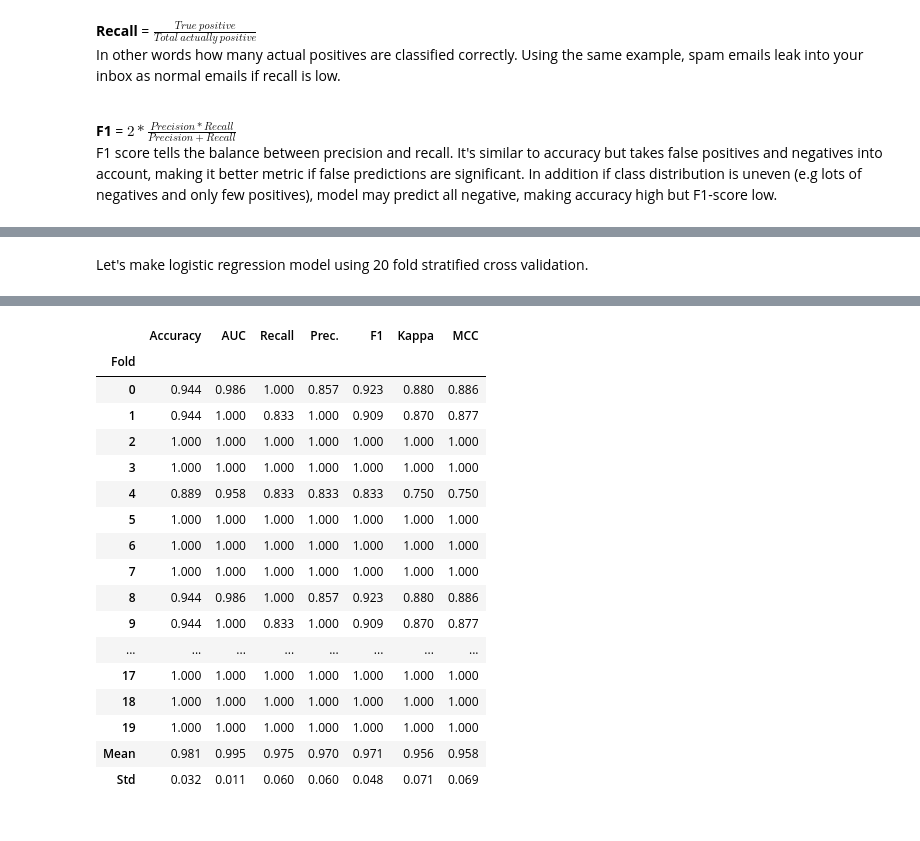
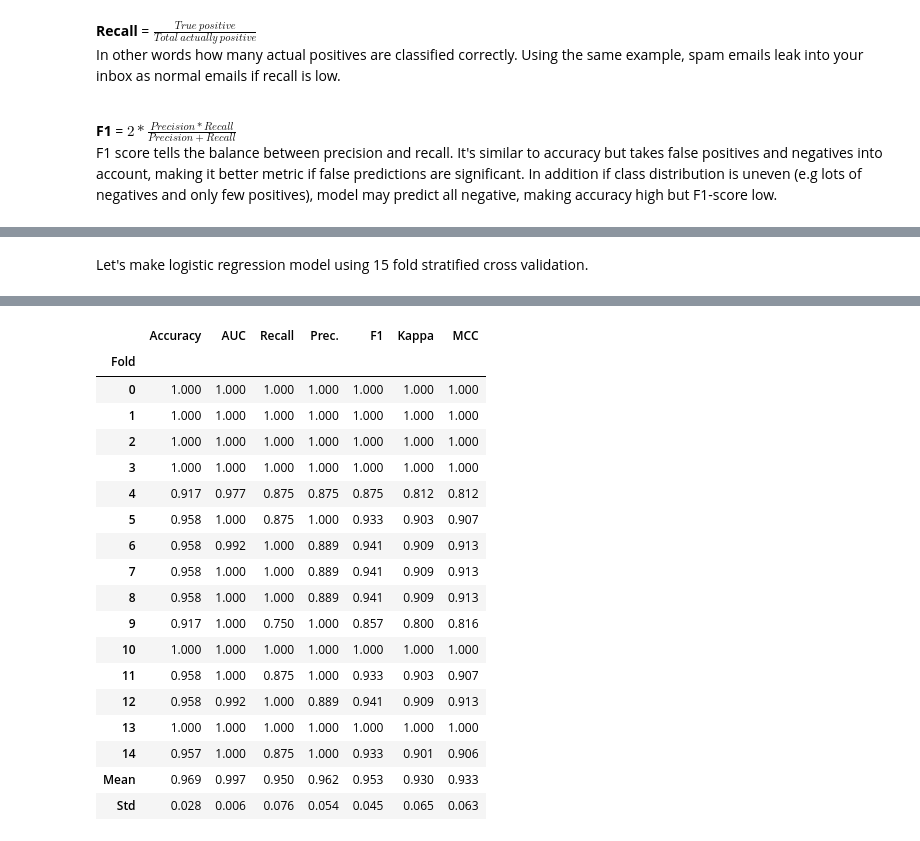
Before and after one commit to orchidalgia/CBM101, a Jupyter notebook: F_Machine_learning/2_Supervised-Learning/Pycaret - Classification.ipynb, the cells around one changed output, grey strips where cells are left out. Cells and saved outputs as stored; diff of their text form; code cells hidden in the pictures.

```diff
--- a/F_Machine_learning/2_Supervised-Learning/Pycaret - Classification.ipynb
+++ b/F_Machine_learning/2_Supervised-Learning/Pycaret - Classification.ipynb
@@ -210,29 +218,30 @@ F1 score tells the balance between precision and recall. It's similar to accurac
 # %% [markdown]
 <img src="./assets/precisionrecall.png" width="400" height="500">
 # %% [markdown]
-Let's make logistic regression model using 20 fold stratified cross validation.
+Let's make logistic regression model using 15 fold stratified cross validation.
 # %%
-lr = create_model('lr', fold = 20,  round = 3)
+lr = create_model('lr', fold = 15,  round = 3)
 # %% [output]
 [interactive output not drawn]
 |  | Accuracy | AUC | Recall | Prec. | F1 | Kappa | MCC |
 | Fold |  |  |  |  |  |  |  |
-| 0 | 0.944 | 0.986 | 1.000 | 0.857 | 0.923 | 0.880 | 0.886 |
-| 1 | 0.944 | 1.000 | 0.833 | 1.000 | 0.909 | 0.870 | 0.877 |
+| 0 | 1.000 | 1.000 | 1.000 | 1.000 | 1.000 | 1.000 | 1.000 |
+| 1 | 1.000 | 1.000 | 1.000 | 1.000 | 1.000 | 1.000 | 1.000 |
 | 2 | 1.000 | 1.000 | 1.000 | 1.000 | 1.000 | 1.000 | 1.000 |
 | 3 | 1.000 | 1.000 | 1.000 | 1.000 | 1.000 | 1.000 | 1.000 |
-| 4 | 0.889 | 0.958 | 0.833 | 0.833 | 0.833 | 0.750 | 0.750 |
-| 5 | 1.000 | 1.000 | 1.000 | 1.000 | 1.000 | 1.000 | 1.000 |
-| 6 | 1.000 | 1.000 | 1.000 | 1.000 | 1.000 | 1.000 | 1.000 |
-| 7 | 1.000 | 1.000 | 1.000 | 1.000 | 1.000 | 1.000 | 1.000 |
-| 8 | 0.944 | 0.986 | 1.000 | 0.857 | 0.923 | 0.880 | 0.886 |
-| 9 | 0.944 | 1.000 | 0.833 | 1.000 | 0.909 | 0.870 | 0.877 |
-| ... | ... | ... | ... | ... | ... | ... | ... |
-| 17 | 1.000 | 1.000 | 1.000 | 1.000 | 1.000 | 1.000 | 1.000 |
-| 18 | 1.000 | 1.000 | 1.000 | 1.000 | 1.000 | 1.000 | 1.000 |
-| 19 | 1.000 | 1.000 | 1.000 | 1.000 | 1.000 | 1.000 | 1.000 |
-| Mean | 0.981 | 0.995 | 0.975 | 0.970 | 0.971 | 0.956 | 0.958 |
-| Std | 0.032 | 0.011 | 0.060 | 0.060 | 0.048 | 0.071 | 0.069 |
+| 4 | 0.917 | 0.977 | 0.875 | 0.875 | 0.875 | 0.812 | 0.812 |
+| 5 | 0.958 | 1.000 | 0.875 | 1.000 | 0.933 | 0.903 | 0.907 |
+| 6 | 0.958 | 0.992 | 1.000 | 0.889 | 0.941 | 0.909 | 0.913 |
+| 7 | 0.958 | 1.000 | 1.000 | 0.889 | 0.941 | 0.909 | 0.913 |
+| 8 | 0.958 | 1.000 | 1.000 | 0.889 | 0.941 | 0.909 | 0.913 |
+| 9 | 0.917 | 1.000 | 0.750 | 1.000 | 0.857 | 0.800 | 0.816 |
+| 10 | 1.000 | 1.000 | 1.000 | 1.000 | 1.000 | 1.000 | 1.000 |
+| 11 | 0.958 | 1.000 | 0.875 | 1.000 | 0.933 | 0.903 | 0.907 |
+| 12 | 0.958 | 0.992 | 1.000 | 0.889 | 0.941 | 0.909 | 0.913 |
+| 13 | 1.000 | 1.000 | 1.000 | 1.000 | 1.000 | 1.000 | 1.000 |
+| 14 | 0.957 | 1.000 | 0.875 | 1.000 | 0.933 | 0.901 | 0.906 |
+| Mean | 0.969 | 0.997 | 0.950 | 0.962 | 0.953 | 0.930 | 0.933 |
+| Std | 0.028 | 0.006 | 0.076 | 0.054 | 0.045 | 0.065 | 0.063 |
 # %%
 plot_model(lr, plot='feature')
 # %% [output]
```
Also changed, not shown: parts of 28 cells of this notebook, 1 other file.
